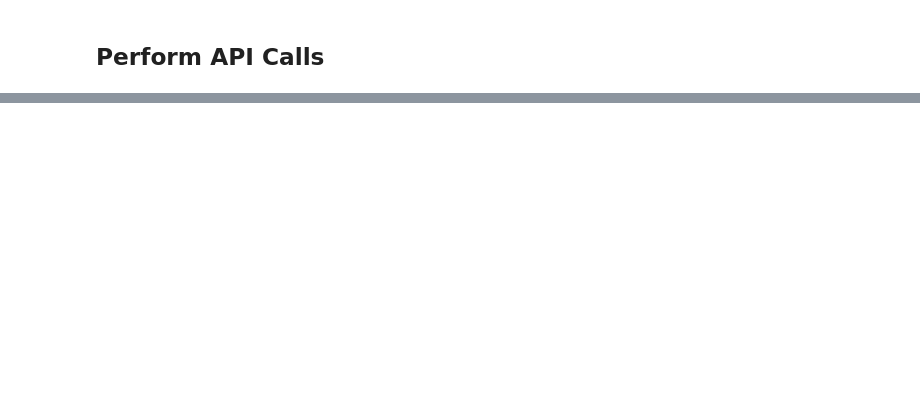
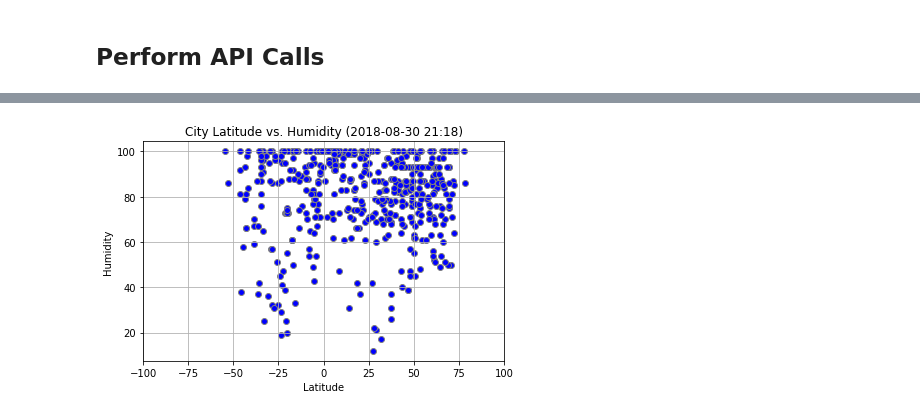
Before and after one commit to Shail-Shouryya/Weather-Analysis-via-Latitude, a Jupyter notebook: starter_code/WeatherPy.ipynb, the cells around one changed output, grey strips where cells are left out. Cells and saved outputs as stored; diff of their text form; code cells hidden in the pictures; blank space fills up the shorter version.

```diff
--- a/starter_code/WeatherPy.ipynb
+++ b/starter_code/WeatherPy.ipynb
@@ -180 +232,16 @@ df
+# %%
+humidityLatitudePlot = plt.scatter(latitudes, humidities, marker = 'o', color="Blue", alpha=1, edgecolor="gray", linewidth=1) #s=driversPerCity*7,
+plt.title(f"City Latitude vs. Humidity ({now.strftime('%Y-%m-%d %H:%M')})")
+plt.xlabel("Latitude")
+plt.xlim(-100, 100)
+plt.ylabel("Humidity")
+#plt.text(42, 42, s="Note: Circle size correlates with driver count per city.")
+plt.grid(True)
+#plt.legend( handles=[urbanPlot, suburbanPlot, ruralPlot], loc="best")
+plt.savefig("latitudeVShumidity.png", dpi = 1000, linewidth=1)
+plt.tight_layout()
+#################################################################################################################
+plt.show()
+# %% [output]
+[figure, added]
 # %%
```
Also changed, not shown: parts of 9 cells of this notebook, 6 other files.
